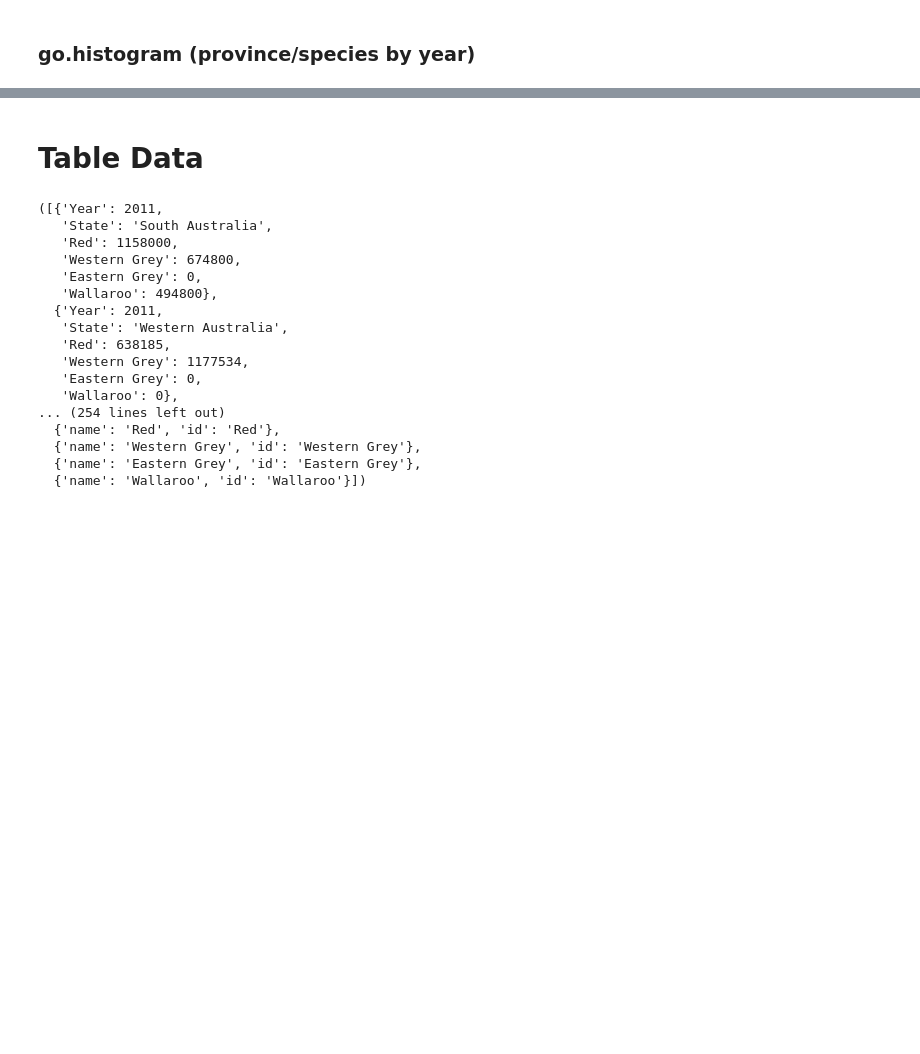
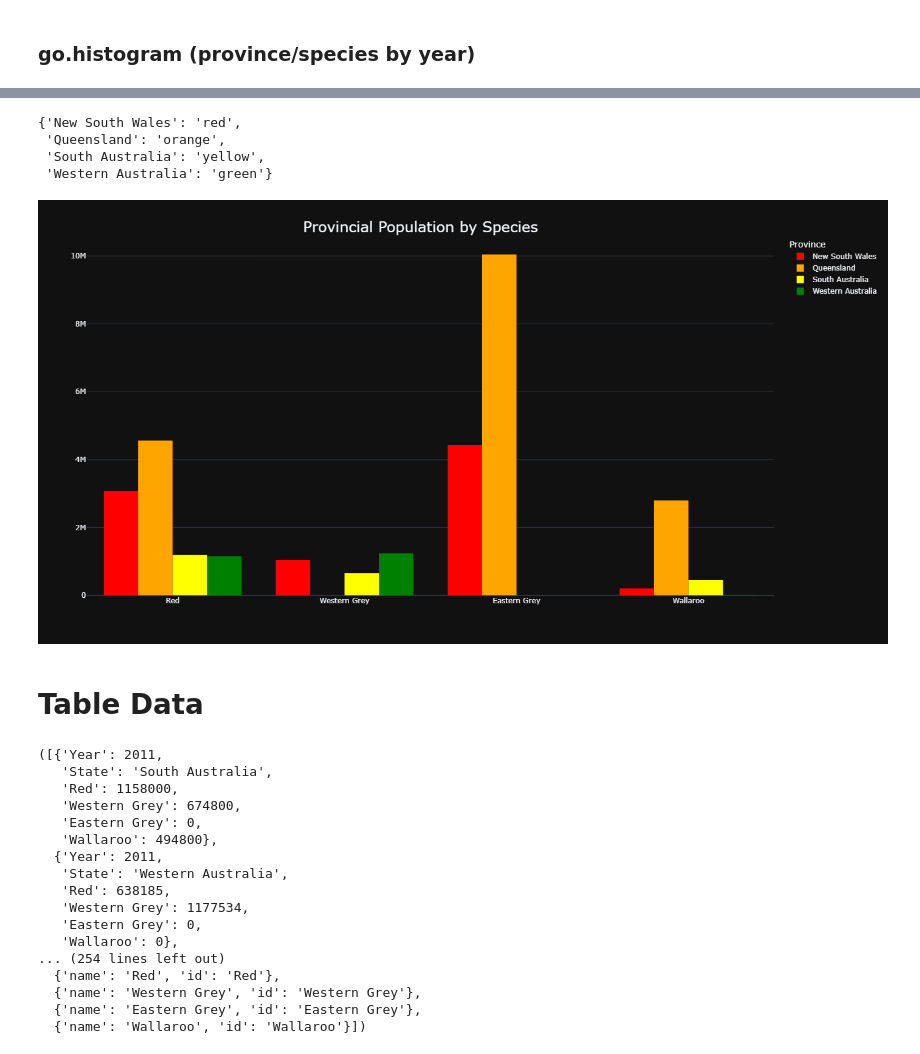
Before and after one commit to sethclose/kangaroo, a Jupyter notebook: kangaroo_divs.ipynb, the cells around one changed output, grey strips where cells are left out. Cells and saved outputs as stored; diff of their text form; code cells hidden in the pictures; blank space fills up the shorter version.

```diff
--- a/kangaroo_divs.ipynb
+++ b/kangaroo_divs.ipynb
@@ -5,10 +5,14 @@ import pandas as pd
 import plotly.graph_objects as go
 import plotly.express as px
 
-colors = ['#ff3d44', '#ffb85c', '#fcfa62', '#80f569', '#74eafc', '#e969f5']
-#          red        orange     yellow     green      blue       violet
-colors = ['#ff3d44', '#74eafc', '#80f569', '#ffb85c', '#e969f5', '#fcfa62']
-#          red        blue       green      orange     violet     yellow
+colors_bright =  ['#ff3d44', '#74eafc', '#80f569', '#ffb85c', '#e969f5', '#fcfa62']
+#                  red        blue       green      orange     violet     yellow
+colors_rainbow = ['red',     'orange',  'yellow',  'green',   'blue',    'purple']
+#                  red        orange     yellow     green      blue       violet
+colors_pastel =  ['#F2C6DE', '#C6DEF1', '#C9E4DE', '#F7D9C4', '#DBCDF0', '#FAEDCB']
+#                  red        blue       green      orange     violet     yellow
+colors = colors_rainbow
+
 df = pd.read_csv('./kangaroo.csv', encoding='utf-8')
 # %% [markdown]
 ### go.scatter (species by year)
@@ -88,19 +93,2 @@ fig_b.update_layout(xaxis_title='Years', yaxis_title='Population',
 # %% [markdown]
 ### go.histogram (province/species by year)
-# %%
-df_h2 = df.rename(columns={'State':'Province'})
-df_h2 = df_h2.groupby(['Province']).mean()
-df_h2.drop('Year', axis=1, inplace=True)
-df_h2 = df_h2.T
-df_h2.reset_index(inplace=True)
-df_h2.rename(columns={'index':'Species'}, inplace=True)
-
-fig_c = px.histogram(data_frame = df_h2, x = 'Species', y = df_h2.columns, barmode='group')
-fig_c.update_layout(title=dict(font=dict(size=24)))
-fig_c.update_layout(title={'text': "Provincial Population by Species",
-                            'x':0.45, 'y':0.95,
-                            'xanchor': 'center'},
-                    xaxis_title = '', yaxis_title='',
-                    title_font_size= 24,
-                    template = 'plotly_dark',
-                    width=790, height=730)
@@ -109,3 +102,23 @@ fig_c.update_layout(title={'text': "Provincial Population by Species",
+# %%
+    color_map = dict(zip(list(df_h2.columns[1:]),[colors[i] for i in range(4)]))
+    color_map
+# %% [output]
+{'New South Wales': 'red',
+ 'Queensland': 'orange',
+ 'South Australia': 'yellow',
+ 'Western Australia': 'green'}
+# %%
+    fig_c = px.histogram(data_frame = df_h2, x = 'Species', y = df_h2.columns, barmode='group', color_discrete_map=color_map)
+    fig_c.update_layout(title=dict(font=dict(size=24)))
+    fig_c.update_layout(title={'text': "Provincial Population by Species",
+                                'x':0.45, 'y':0.95,
+                                'xanchor': 'center'},
+                        xaxis_title = '', yaxis_title='',
+                        title_font_size= 24,
+                        template = 'plotly_dark',
+                        width=790, height=730)
+# %% [output]
+[figure, added]
 # %% [markdown]
 # Table Data
 # %%
```
Also changed, not shown: parts of 4 cells of this notebook, 1 other file.
